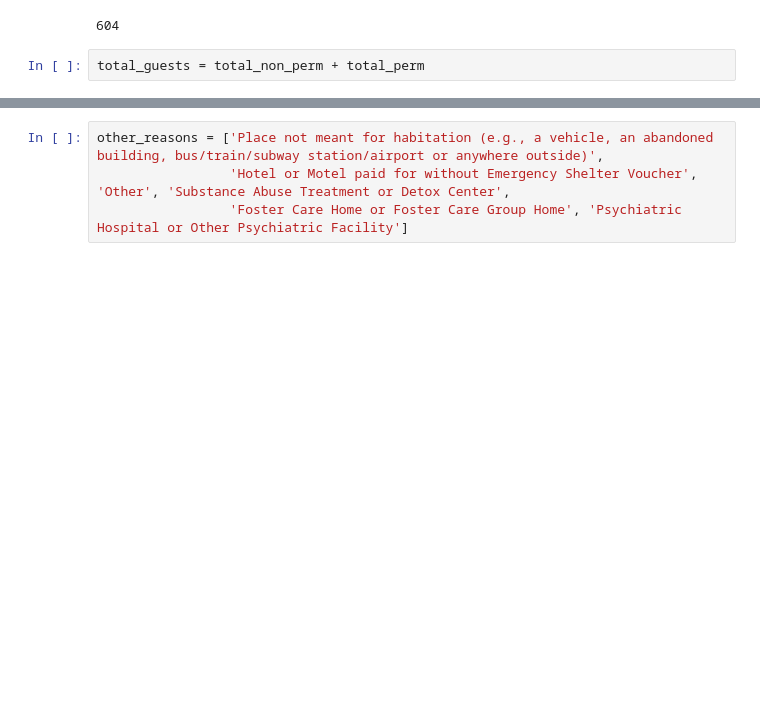
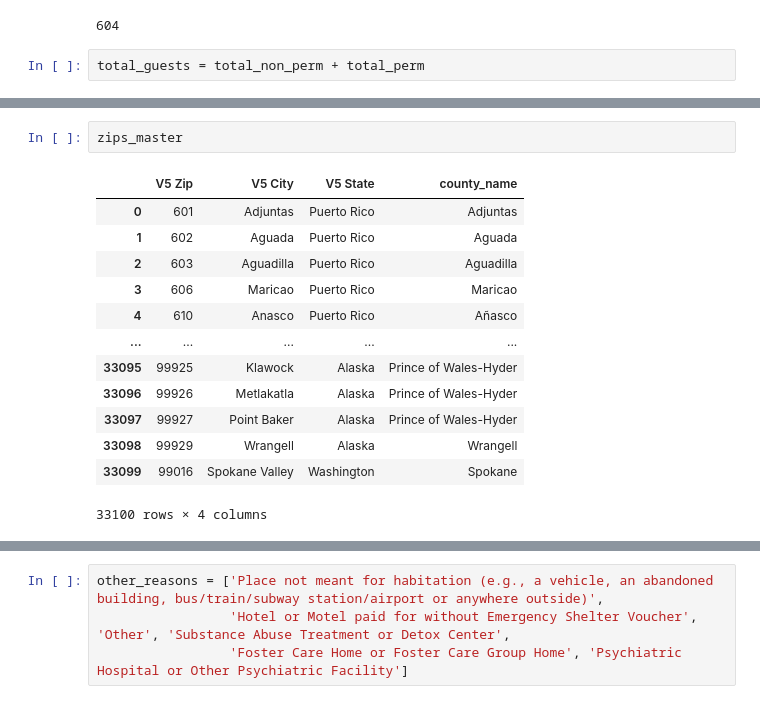
Before and after one commit to iesous-kurios/powerBi, a Jupyter notebook: PowerBI_Project.ipynb, the cells around one changed output, grey strips where cells are left out. Drawn from its saved outputs; the diff is of its cells as text; blank space fills up the shorter version.

```diff
--- a/PowerBI_Project.ipynb
+++ b/PowerBI_Project.ipynb
@@ -198,3 +198,19 @@ trans_percent = round(trans_percent, 2)
 trans_percent
 # %% [output]
 6.29
+# %%
+zips_master
+# %% [output]
+|  | V5 Zip | V5 City | V5 State | county_name |
+| 0 | 601 | Adjuntas | Puerto Rico | Adjuntas |
+| 1 | 602 | Aguada | Puerto Rico | Aguada |
+| 2 | 603 | Aguadilla | Puerto Rico | Aguadilla |
+| 3 | 606 | Maricao | Puerto Rico | Maricao |
+| 4 | 610 | Anasco | Puerto Rico | Añasco |
+| ... | ... | ... | ... | ... |
+| 33095 | 99925 | Klawock | Alaska | Prince of Wales-Hyder |
+| 33096 | 99926 | Metlakatla | Alaska | Prince of Wales-Hyder |
+| 33097 | 99927 | Point Baker | Alaska | Prince of Wales-Hyder |
+| 33098 | 99929 | Wrangell | Alaska | Wrangell |
+| 33099 | 99016 | Spokane Valley | Washington | Spokane |
+33100 rows × 4 columns
```
Also changed, not shown: parts of 8 cells of this notebook.
